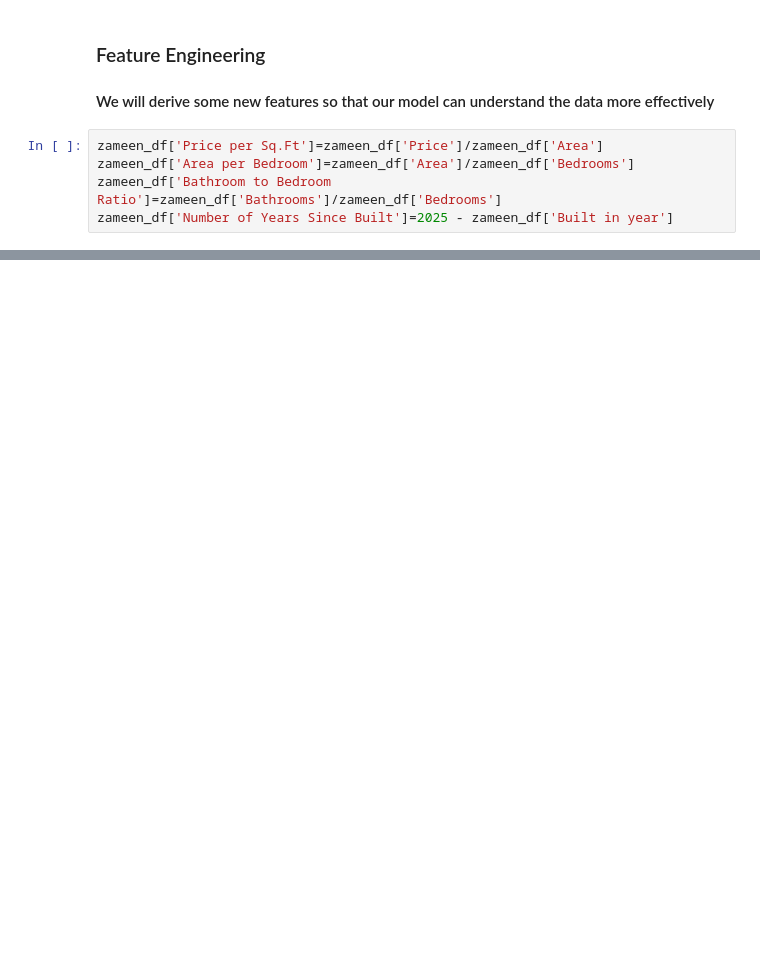
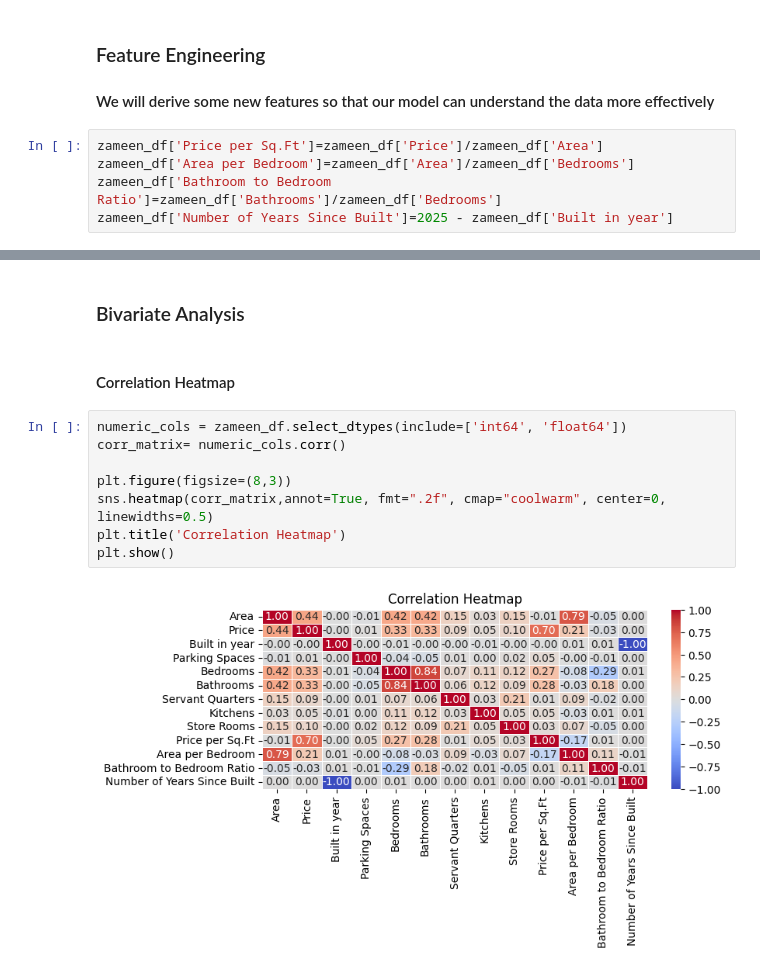
Before and after one commit to AbdulWahid026/zameen-eda-project, a Jupyter notebook: notebook/zameen_eda_final.ipynb, the cells around one changed output, grey strips where cells are left out. Saved outputs shown, nothing was run; the diff lists cells and outputs as text; blank space fills up the shorter version.

```diff
--- a/notebook/zameen_eda_final.ipynb
+++ b/notebook/zameen_eda_final.ipynb
@@ -356,0 +455,14 @@ zameen_df['Number of Years Since Built']=2025 - zameen_df['Built in year']
+# %% [markdown]
+### Bivariate Analysis
+# %% [markdown]
+#### Correlation Heatmap
+# %%
+numeric_cols = zameen_df.select_dtypes(include=['int64', 'float64'])
+corr_matrix= numeric_cols.corr()
+
+plt.figure(figsize=(8,3))
+sns.heatmap(corr_matrix,annot=True, fmt=".2f", cmap="coolwarm", center=0, linewidths=0.5)
+plt.title('Correlation Heatmap')
+plt.show()
+# %% [output]
+[figure, added]
```
Also changed, not shown: parts of 11 cells of this notebook, 10 other files.
